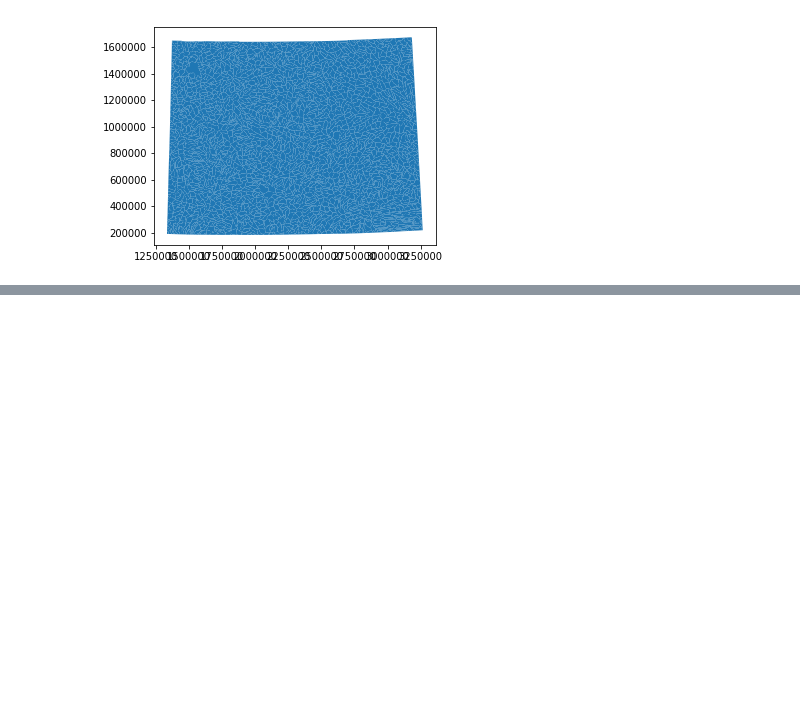
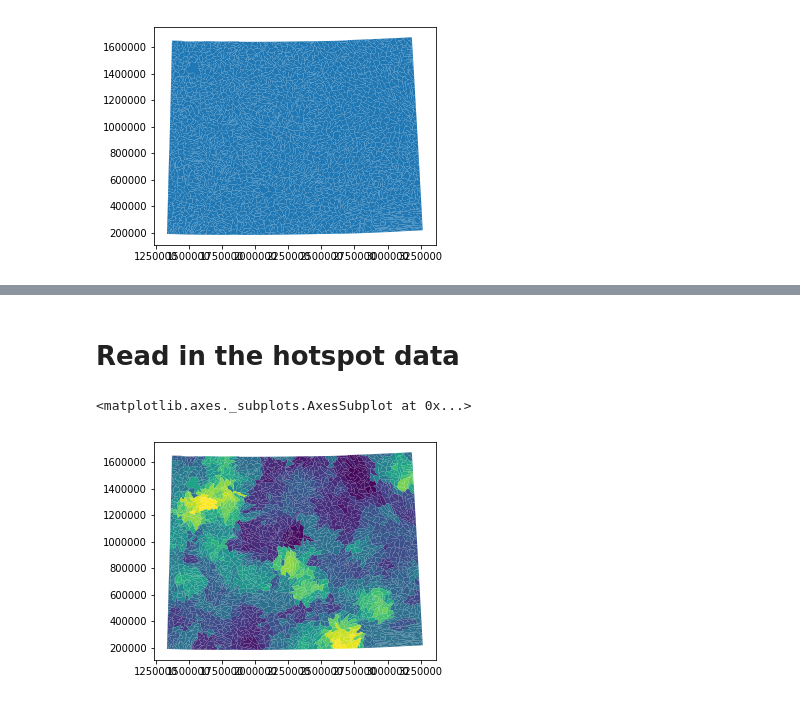
Before and after one commit to jessepisel/criticalandstrategic, a Jupyter notebook: rock hotspots.ipynb, the cells around one changed output, grey strips where cells are left out. Cells and saved outputs as stored; diff of their text form; code cells hidden in the pictures; blank space fills up the shorter version.

```diff
--- a/rock hotspots.ipynb
+++ b/rock hotspots.ipynb
@@ -52,3 +81,31 @@ maximal = maximal.drop(columns=['AREA', 'PERIMETER', 'WY_HU12_', 'WY_HU12_ID', '
        'HU_12_TYPE', 'HU_2_NAME', 'HU_4_NAME', 'HU_6_NAME', 'HU_8_NAME',
        'Shape_Leng', 'Shape_Area', 'index_right'])
 maximal.to_file(driver='ESRI Shapefile', filename='max_rock_values.shp')
+# %% [markdown]
+# Read in the hotspot data
+# %%
+huc12 = gpd.read_file(r'J:\Geology\WSGS\GIS\huc_12.shp') #reads in the hydraulic basin units and adds an area column
+huc12 = huc12.to_crs({'init': 'epsg:3732'})
+
+path = r'J:\\Geology\\WSGS\\Projects\\Critical Minerals\\hotspot analysis\\rock hotspot joined with hucs\\'
+allFiles=glob.glob(path+"*.csv")
+frame=pd.DataFrame
+listed=[]
+for file in allFiles:
+    df = pd.read_csv(file, index_col=[0])
+    listed.append(df)
+frame = pd.concat(listed, sort=False)
+frame = frame.drop(columns=['Join_Count', 'TARGET_FID', 'AREA', 'PERIMETER', 'WY_HU12_',
+       'WY_HU12_ID', 'HUC_8', 'HUC_10', 'ACRES', 'STATES',
+       'NCONTRB_A', 'HU_10_DS', 'HU_10_NAME', 'HU_10_MOD', 'HU_10_TYPE',
+       'HU_12_DS', 'HU_12_NAME', 'HU_12_MOD', 'HU_12_TYPE', 'HU_2_NAME',
+       'HU_4_NAME', 'HU_6_NAME', 'HU_8_NAME', 'Shape_Leng', 'SOURCE_ID',
+       'GiPValue', 'NNeighbors', 'Gi_Bin',
+       'Shape_Length', 'Shape_Area'])
+summary = frame.groupby('HUC_12', as_index=False).sum()
+middle=huc12.merge(summary.astype(object), on='HUC_12', how='right')
+combined = huc12.merge(middle[['HUC_12', 'GiZScore']].astype(str), on='HUC_12', how='left')
+combined.plot(column=pd.to_numeric(combined['GiZScore']), cmap='viridis')
+# %% [output]
+<matplotlib.axes._subplots.AxesSubplot at 0x...>
+[figure, added]
```
Also changed, not shown: parts of 10 cells of this notebook, 1 other file.
